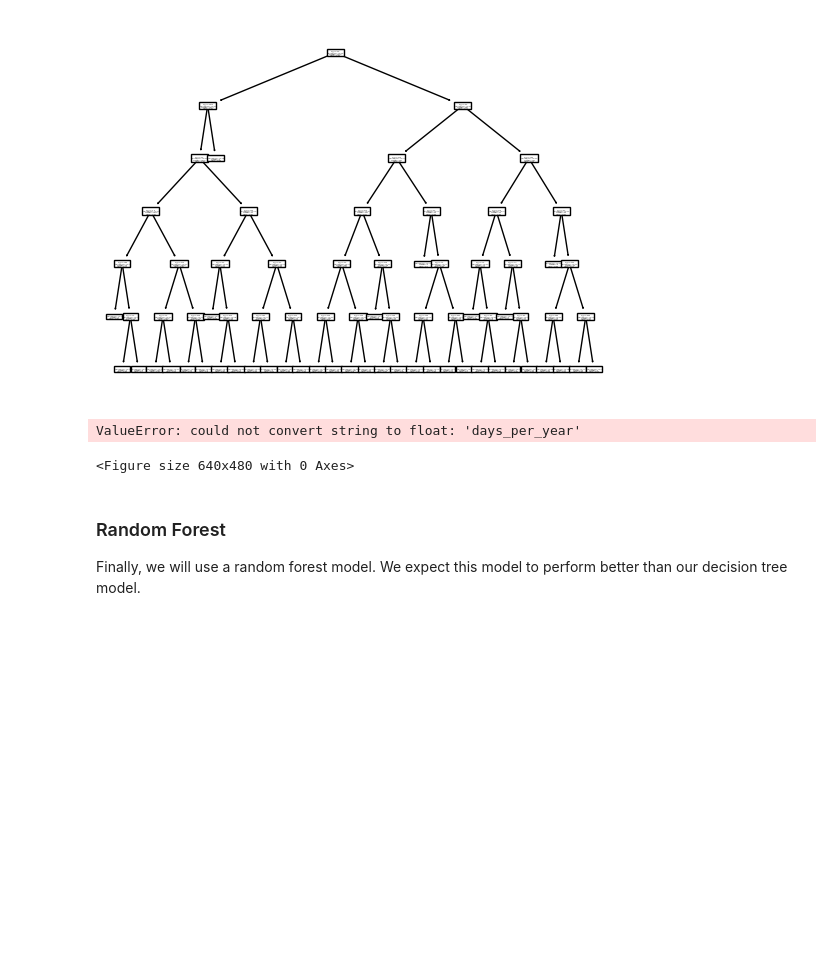
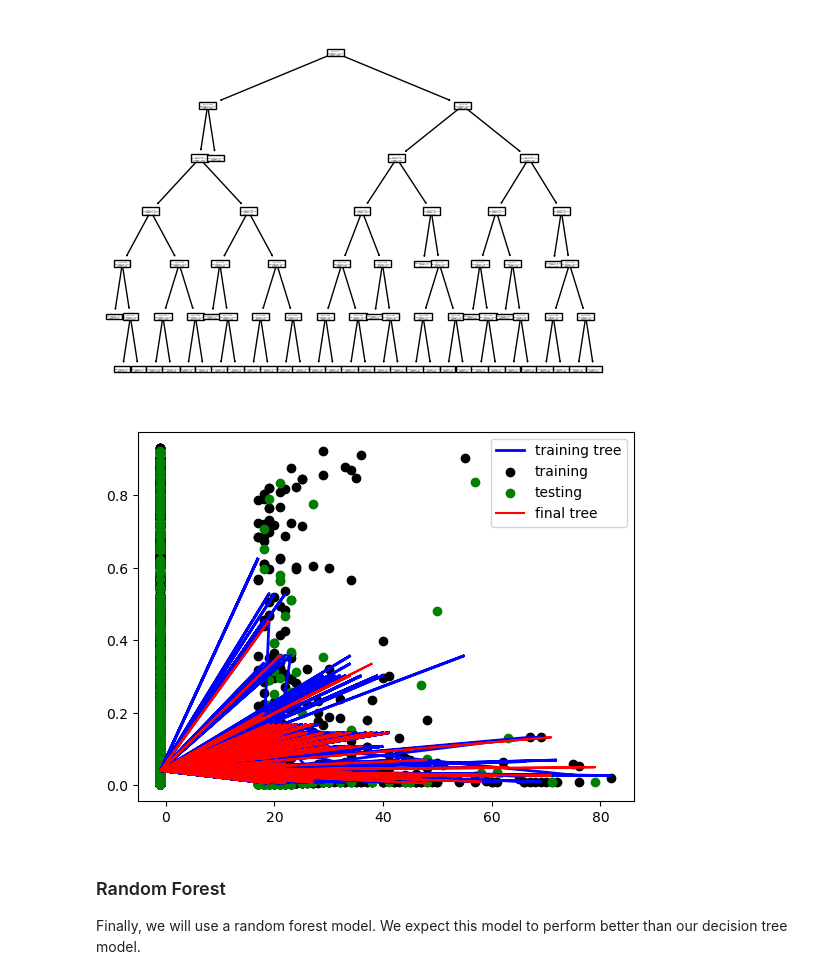
Before and after one commit to anly501/dsan-5000-project-mfgeary, a Jupyter notebook: dsan-website/5000-website/decision-tree/regression/regression.ipynb, the cells around one changed output. Drawn from its saved outputs; the diff is of its cells as text; code cells hidden in the pictures; blank space fills up the shorter version.

```diff
--- a/dsan-website/5000-website/decision-tree/regression/regression.ipynb
+++ b/dsan-website/5000-website/decision-tree/regression/regression.ipynb
@@ -273,15 +273,14 @@ Decision Tree R2:  0.01035407758738438
 [figure]
 # %%
 plt.figure()
-plt.plot(sorted(train_features['mjage']), decision_tree.predict(sorted(train_features)), color="b", label="max_depth=2", linewidth=2)
+plt.plot(train_features['mjage'], decision_tree.predict(train_features), color="b", label="training tree", linewidth=2)
 plt.scatter(train_features['mjage'], train_labels, c='k', label='training')
 plt.scatter(test_features['mjage'], test_labels, c='g', label='testing')
-plt.plot(test_features['mjage'], decision_tree_pred, c='r', label='decision tree')
+plt.plot(test_features['mjage'], decision_tree_pred, c='r', label='final tree')
 plt.legend()
 plt.show()
 # %% [output]
-ValueError: could not convert string to float: 'days_per_year'
-<Figure size 640x480 with 0 Axes>
+[figure, added]
 # %% [markdown]
 ### Random Forest
 
```
Also changed, not shown: parts of 4 cells of this notebook, 20 other files.
